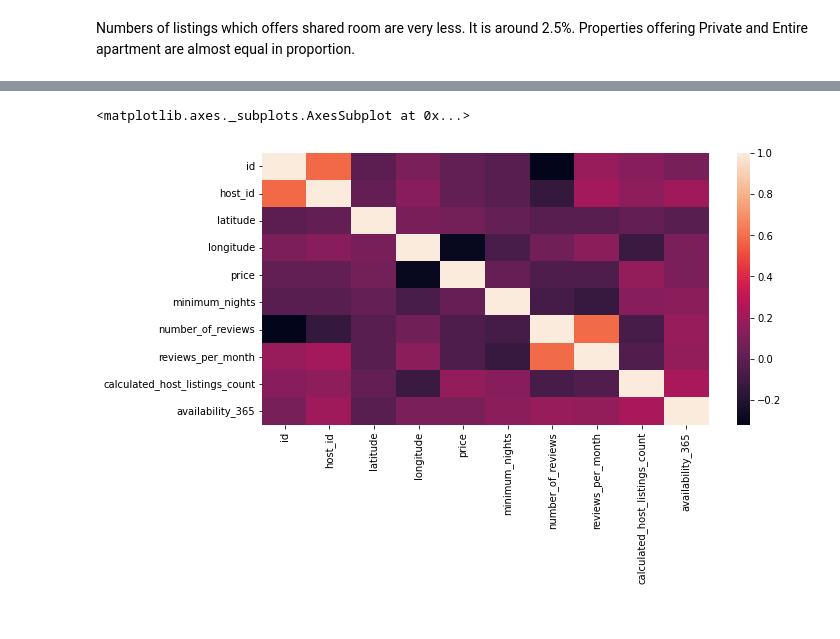
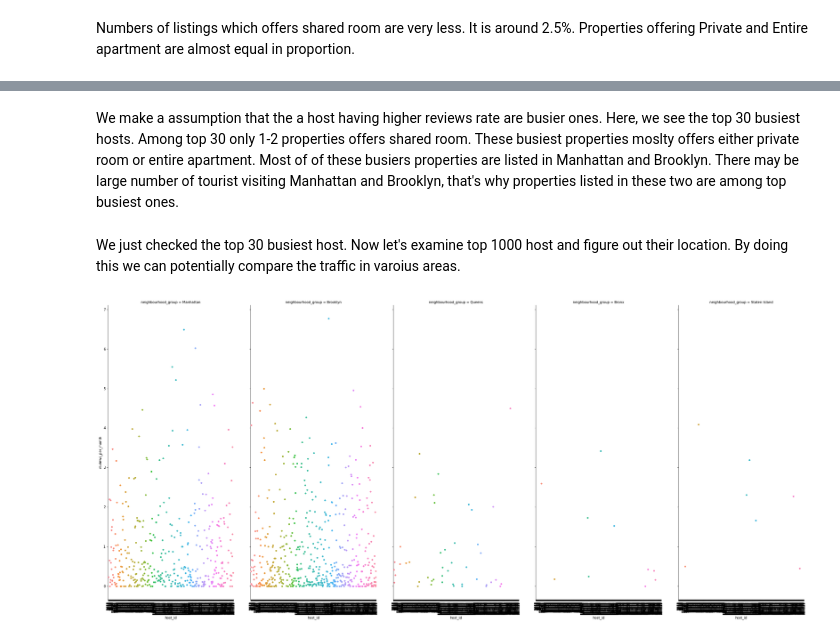
Before and after one commit to dilipiitdhn/Capstone-Project-on-Exploratory-Data-Analysis, a Jupyter notebook: Copy_of_Airbnb_Bookings_Analysis_Capstone_Project.ipynb, the cells around one changed output, grey strips where cells are left out. Drawn from its saved outputs; the diff is of its cells as text; code cells hidden in the pictures.

```diff
--- a/Copy_of_Airbnb_Bookings_Analysis_Capstone_Project.ipynb
+++ b/Copy_of_Airbnb_Bookings_Analysis_Capstone_Project.ipynb
@@ -358,7 +338,29 @@ viz.fig.set_size_inches(20,10)
-# %%
-airbnb_df.corr()
-plt.figure(figsize=(10,5))
-sns.heatmap(airbnb_df.corr())
-# %% [output]
-<matplotlib.axes._subplots.AxesSubplot at 0x...>
-[figure, removed]
+# %% [markdown]
+We make a assumption that the a host having higher reviews rate are busier ones. Here, we see the top 30 busiest hosts. Among top 30 only 1-2 properties offers shared room. These busiest properties moslty offers either private room or entire apartment.
+Most of of these busiers properties are listed in Manhattan and Brooklyn. There may be large number of tourist visiting Manhattan and Brooklyn, that's why properties listed in these two are among top busiest ones.
+# %% [markdown]
+We just checked the top 30 busiest host. Now let's examine top 1000 host and figure out their location. By doing this we can potentially compare the traffic in varoius areas.
+# %%
+# find top 1000 busiest properties
+
+## create a series of top 1000 hosts by review rate
+review_rate = airbnb_df.groupby('host_id')['reviews_per_month'].mean().head(1000).reset_index()
+review_rate.sort_values('reviews_per_month', ascending=False, inplace =True)
+review_rate = review_rate.iloc[:,0]
+
+### Make a different dataframe conataining information of only these top 1000 host
+Top_host_by_review_rate = airbnb_df.loc[airbnb_df['host_id'].isin(review_rate)]
+Top_host_by_review_rate = Top_host_by_review_rate.sort_values('reviews_per_month')
+'''There are multiple values of review rates pressent for some of host IDs. So we will groupby
+   our dataset by host_id and neighbouhood_group and take meam of reviews_per_month'''
+Top_host_by_review_rate = Top_host_by_review_rate.groupby(['host_id','neighbourhood_group']).agg({'reviews_per_month':'mean'}).reset_index().sort_values('reviews_per_month')
+
+
+
+# Create a catplot to get the areas in which these top 1000 hosts are listed
+fig=sns.catplot(data=Top_host_by_review_rate, x='host_id',y='reviews_per_month',
+                 col = 'neighbourhood_group')
+fig.set_xticklabels(rotation=90)
+fig.fig.set_size_inches(30,15)
+# %% [output]
+[figure, added]
```
Also changed, not shown: parts of 9 cells of this notebook.
